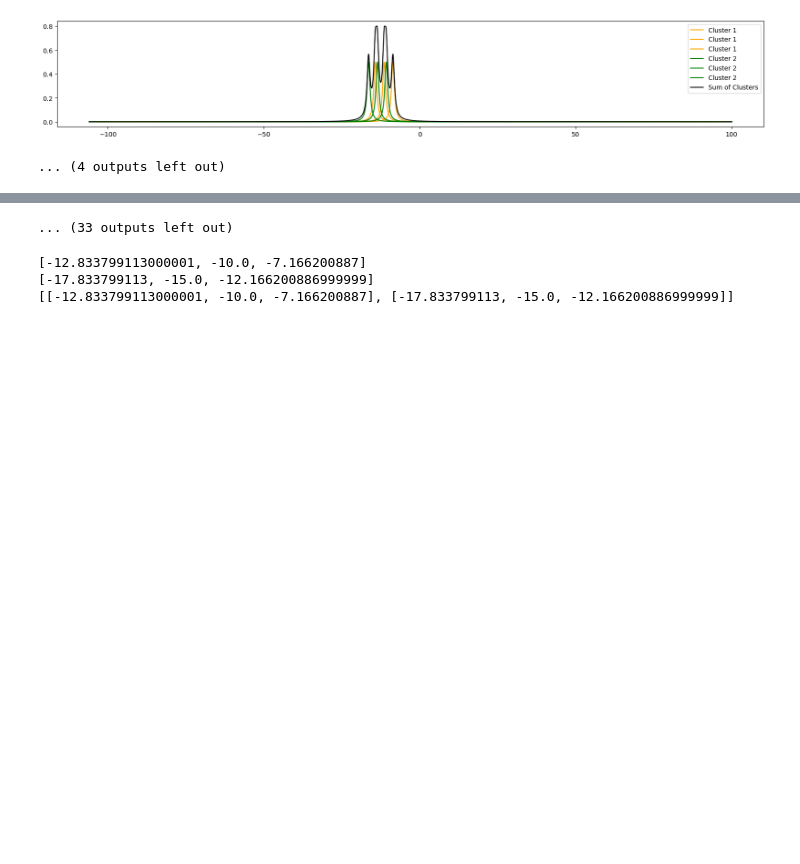
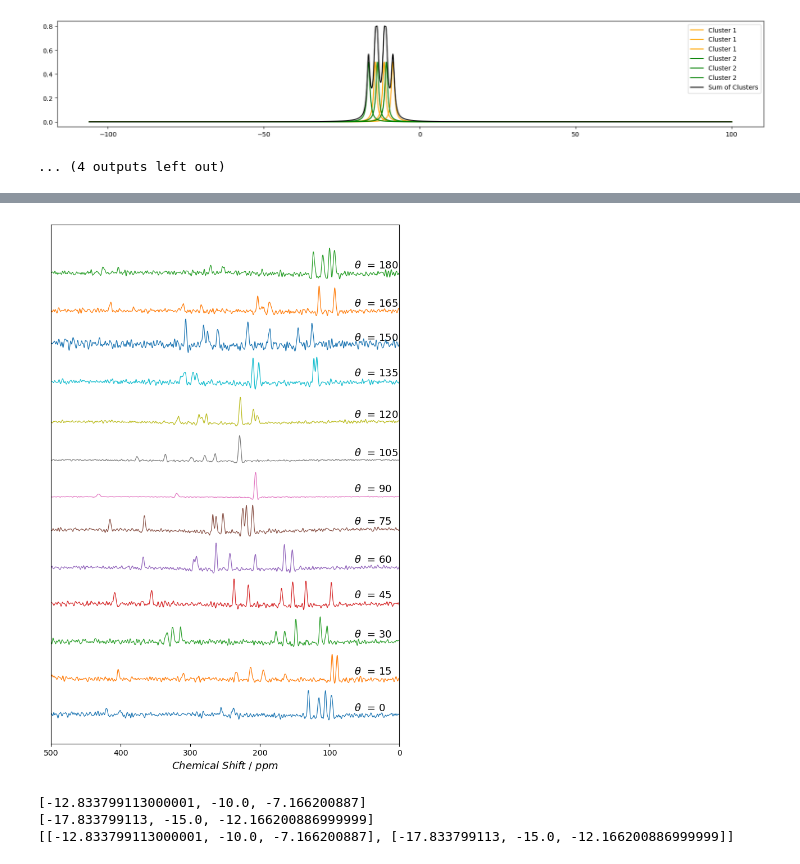
Before and after one commit to AstrobioShiva/Script_project, a Jupyter notebook: NMR_analysis/visualize_peaks.ipynb, the cells around one changed output, grey strips where cells are left out. Saved outputs shown, nothing was run; the diff lists cells and outputs as text; code cells hidden in the pictures; blank space fills up the shorter version.

```diff
--- a/NMR_analysis/visualize_peaks.ipynb
+++ b/NMR_analysis/visualize_peaks.ipynb
@@ -287,7 +288,7 @@ for (cluster_1_center, cluster_2_center) in zip(cluster_1_centers, cluster_2_cen
 ... (4 outputs left out)
 # %%
 #Provide input to read data*********************************************
-path = "/home/shiva/WMU/PhD/Data/text/"                                       #output filepath
+
 file_start = 428                                                            #enter the first file number
 file_end = 440                                                              #enter the last file number
 skip_file = 0                                                             #skip this file number
@@ -310,19 +311,20 @@ steps_ppm = (x_end - x_start)/steps
 x = np.arange(x_start, x_end, steps_ppm)
 
 #Plot the data ********************************
-plt.figure(figsize=(15, 8))
+plt.figure(figsize=(8, 12))
 labels = [f"$\\theta$  = {i}" for i in range(0, 190, 15)]
 
 for i, (data, label) in enumerate(zip(data_list, labels)):
     offset = i * 1.5  # You can adjust the offset value
     plt.plot(x, data + offset, label=None, linewidth=0.9)
-    plt.text(x[0]-100, (offset + 0.3 ) + data[0], label, color='black', va='center', ha='left', fontsize=12) #Adjust the position of label by changing numeric value
+    plt.text(65, (offset + 0.3 ) + data[0], label, color='black', va='center', ha='left', fontsize=13) #Adjust the position of label by changing numeric value
 
 # Adding labels and title
 # Hide y-axis ticks and labels
 plt.yticks([])
+plt.xlim( [ 500, 0 ] )
 # plt.yticklabels([])
-plt.xlabel(r'$Frequency\ (ppm)$')
+plt.xlabel(r'$Chemical\ Shift\ /\ ppm$', fontsize= 13)
 # plt.title('Stack Plot of Data from Files')
 # plt.legend(loc='upper left')
 
@@ -344,4 +334,4 @@ plt.show()
-... (33 outputs left out)
+[figure, added]
 # %%
 for id, peak_array in enumerate(peak_arrays):
     print(peak_array)
```
Also changed, not shown: parts of 3 cells of this notebook.
